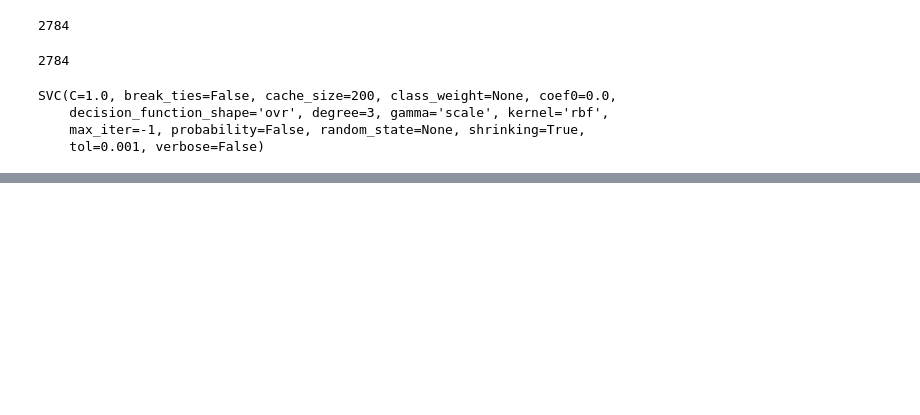
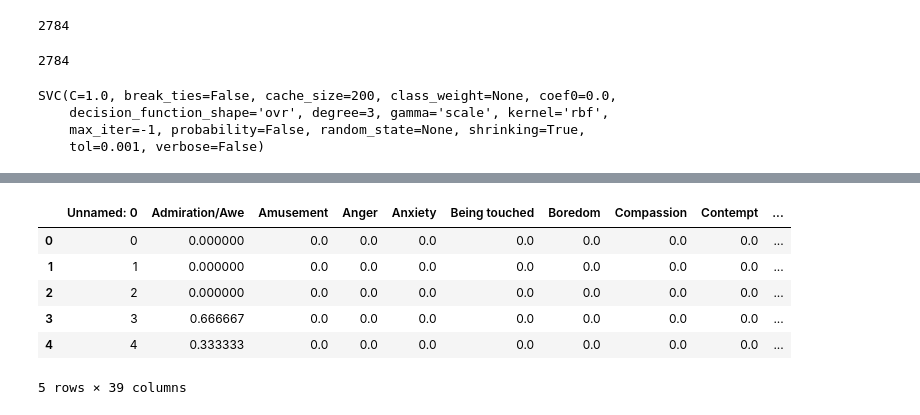
Before and after one commit to hammadojh/reviews_helpfulness, a Jupyter notebook: Helpfulness_Classifier.ipynb, the cells around one changed output, grey strips where cells are left out. Drawn from its saved outputs; the diff is of its cells as text; code cells hidden in the pictures; blank space fills up the shorter version.

```diff
--- a/Helpfulness_Classifier.ipynb
+++ b/Helpfulness_Classifier.ipynb
@@ -27,0 +123,3 @@ SVC(C=1.0, break_ties=False, cache_size=200, class_weight=None, coef0=0.0,
+# %%
+X_train, X_test, y_train, y_test = train_test_split(struct, helpfulness_numeric, test_size=0.20)
+clf.fit(X_train, y_train)
@@ -27,0 +153,14 @@ SVC(C=1.0, break_ties=False, cache_size=200, class_weight=None, coef0=0.0,
+# %%
+def run_svm(X,y):
+    X_train, X_test, y_train, y_test = train_test_split(X, helpfulness_numeric, test_size=0.20)
+    clf.fit(X_train, y_train)
+    print("Score:", clf.score(X_test,y_test))
+    print("Prediction:", clf.predict(X_test))
+# %%
+galc = pd.read_csv('feature_extractor/apen/hotels/hotel_review_features_appen/GALC_Features.csv')
+struct = pd.read_csv('feature_extractor/apen/hotels/hotel_review_features_appen/struct_feats.csv')
+inq = pd.read_csv('feature_extractor/apen/hotels/hotel_review_features_appen/inq_features.csv')
+liwc = pd.read_csv('feature_extractor/apen/hotels/hotel_review_features_appen/LIWC_Features.csv')
+tf_idf = pd.read_csv('feature_extractor/apen/hotels/hotel_review_features_appen/tf_idf_freq_0.csv')
+# %%
+run_svm(galc,helpfulness_numeric)
@@ -27,0 +298,10 @@ SVC(C=1.0, break_ties=False, cache_size=200, class_weight=None, coef0=0.0,
+# %%
+galc.head()
+# %% [output]
+|  | Unnamed: 0 | Admiration/Awe | Amusement | Anger | Anxiety | Being touched | Boredom | Compassion | Contempt | ... |
+| 0 | 0 | 0.000000 | 0.0 | 0.0 | 0.0 | 0.0 | 0.0 | 0.0 | 0.0 | ... |
+| 1 | 1 | 0.000000 | 0.0 | 0.0 | 0.0 | 0.0 | 0.0 | 0.0 | 0.0 | ... |
+| 2 | 2 | 0.000000 | 0.0 | 0.0 | 0.0 | 0.0 | 0.0 | 0.0 | 0.0 | ... |
+| 3 | 3 | 0.666667 | 0.0 | 0.0 | 0.0 | 0.0 | 0.0 | 0.0 | 0.0 | ... |
+| 4 | 4 | 0.333333 | 0.0 | 0.0 | 0.0 | 0.0 | 0.0 | 0.0 | 0.0 | ... |
+5 rows × 39 columns
```
Also changed, not shown: parts of 35 cells of this notebook.
